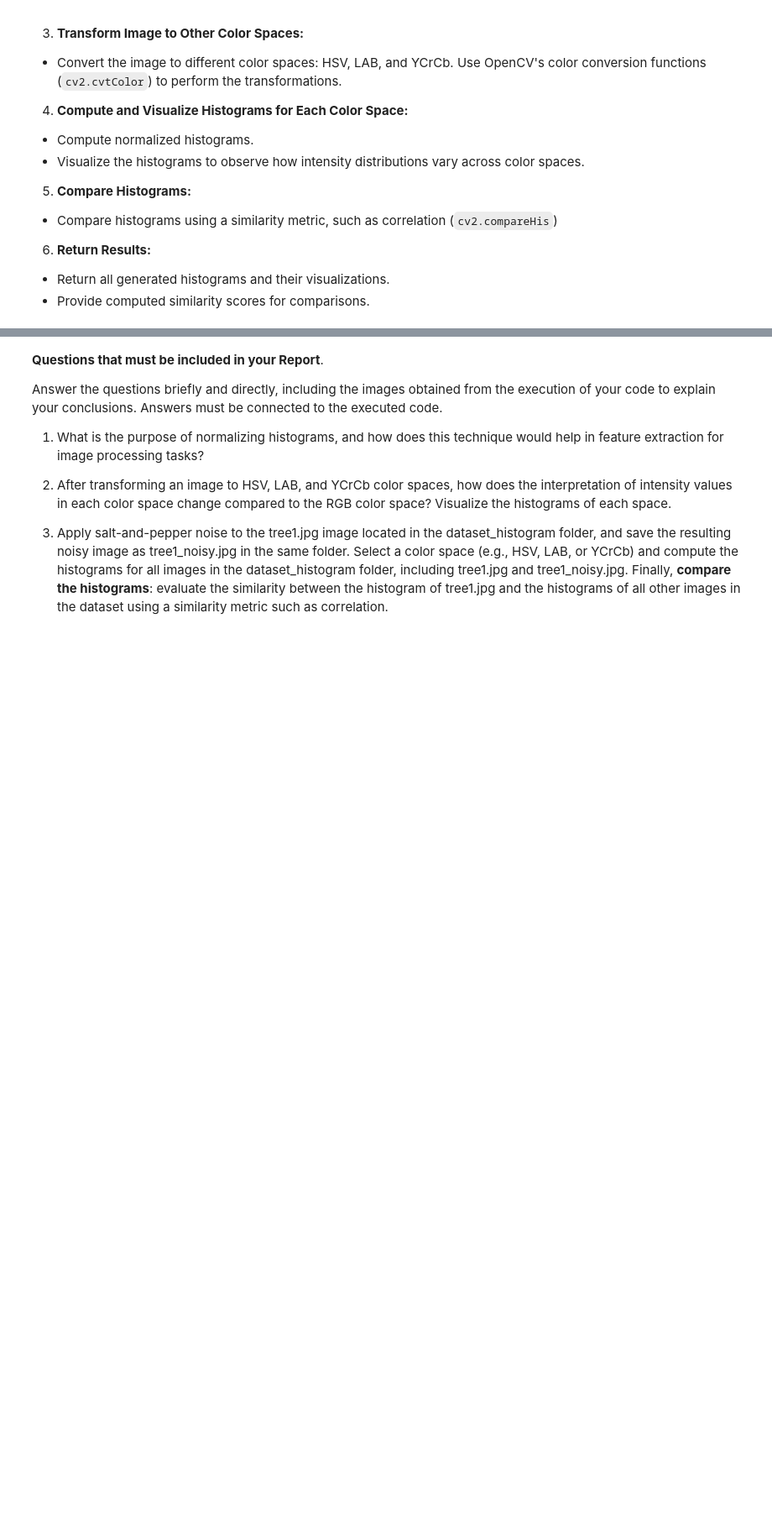
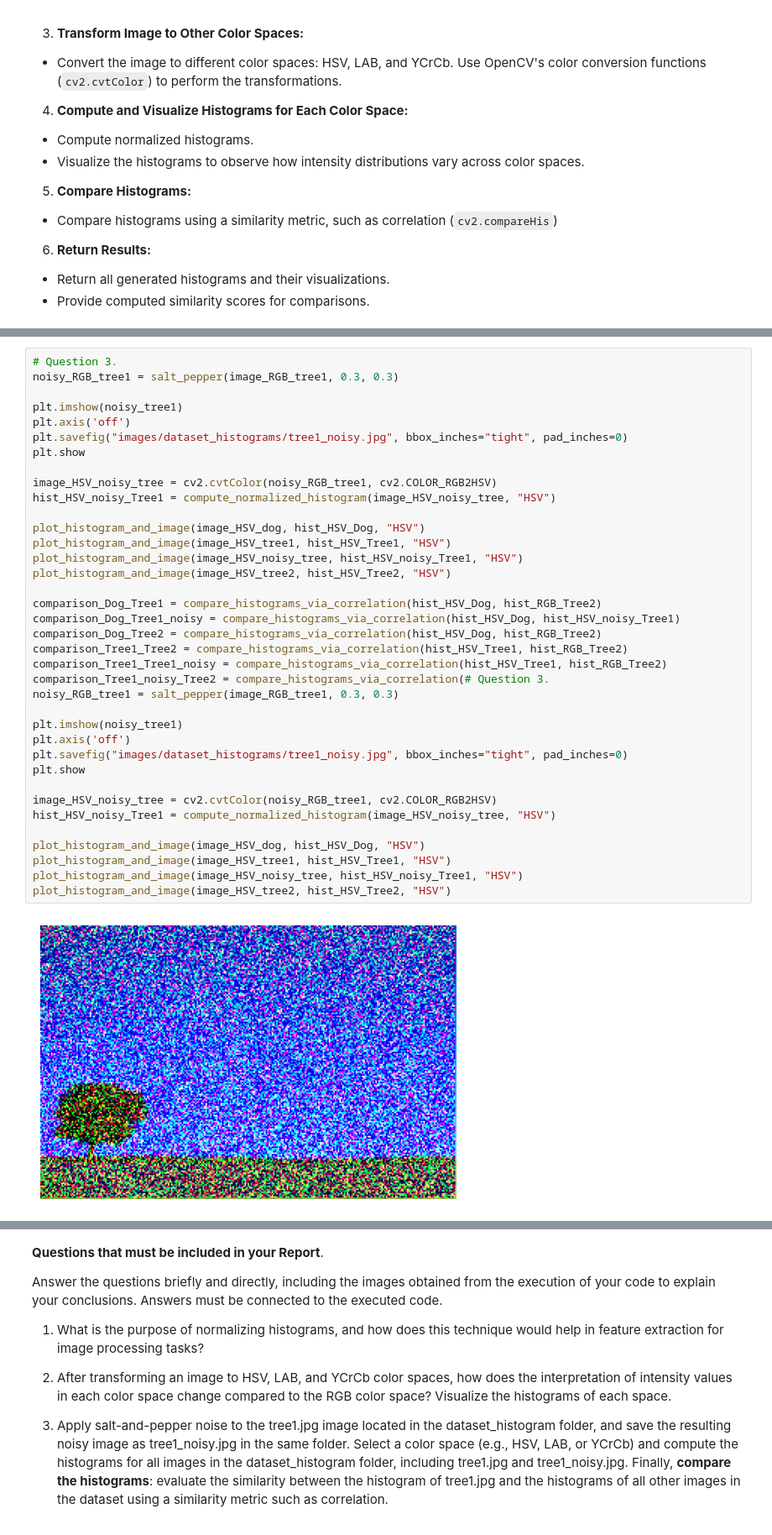
Before and after one commit to M-Riedemann/Computer_Vision, a Jupyter notebook: Project4/Project4.ipynb, the cells around one changed output, grey strips where cells are left out. Shown at 84% size. Drawn from its saved outputs; the diff is of its cells as text; blank space fills up the shorter version.

```diff
--- a/Project4/Project4.ipynb
+++ b/Project4/Project4.ipynb
@@ -244,0 +367,39 @@ print(comparison)
+# %%
+# Question 3.
+noisy_RGB_tree1 = salt_pepper(image_RGB_tree1, 0.3, 0.3)
+
+plt.imshow(noisy_tree1)
+plt.axis('off')
+plt.savefig("images/dataset_histograms/tree1_noisy.jpg", bbox_inches="tight", pad_inches=0)
+plt.show
+
+image_HSV_noisy_tree = cv2.cvtColor(noisy_RGB_tree1, cv2.COLOR_RGB2HSV)
+hist_HSV_noisy_Tree1 = compute_normalized_histogram(image_HSV_noisy_tree, "HSV")
+
+plot_histogram_and_image(image_HSV_dog, hist_HSV_Dog, "HSV")
+plot_histogram_and_image(image_HSV_tree1, hist_HSV_Tree1, "HSV")
+plot_histogram_and_image(image_HSV_noisy_tree, hist_HSV_noisy_Tree1, "HSV")
+plot_histogram_and_image(image_HSV_tree2, hist_HSV_Tree2, "HSV")
+
+comparison_Dog_Tree1 = compare_histograms_via_correlation(hist_HSV_Dog, hist_RGB_Tree2)
+comparison_Dog_Tree1_noisy = compare_histograms_via_correlation(hist_HSV_Dog, hist_HSV_noisy_Tree1)
+comparison_Dog_Tree2 = compare_histograms_via_correlation(hist_HSV_Dog, hist_RGB_Tree2)
+comparison_Tree1_Tree2 = compare_histograms_via_correlation(hist_HSV_Tree1, hist_RGB_Tree2)
+comparison_Tree1_Tree1_noisy = compare_histograms_via_correlation(hist_HSV_Tree1, hist_RGB_Tree2)
+comparison_Tree1_noisy_Tree2 = compare_histograms_via_correlation(# Question 3.
+noisy_RGB_tree1 = salt_pepper(image_RGB_tree1, 0.3, 0.3)
+
+plt.imshow(noisy_tree1)
+plt.axis('off')
+plt.savefig("images/dataset_histograms/tree1_noisy.jpg", bbox_inches="tight", pad_inches=0)
+plt.show
+
+image_HSV_noisy_tree = cv2.cvtColor(noisy_RGB_tree1, cv2.COLOR_RGB2HSV)
+hist_HSV_noisy_Tree1 = compute_normalized_histogram(image_HSV_noisy_tree, "HSV")
+
+plot_histogram_and_image(image_HSV_dog, hist_HSV_Dog, "HSV")
+plot_histogram_and_image(image_HSV_tree1, hist_HSV_Tree1, "HSV")
+plot_histogram_and_image(image_HSV_noisy_tree, hist_HSV_noisy_Tree1, "HSV")
+plot_histogram_and_image(image_HSV_tree2, hist_HSV_Tree2, "HSV")
+# %% [output]
+[figure, added]
```
Also changed, not shown: parts of 12 cells of this notebook.
